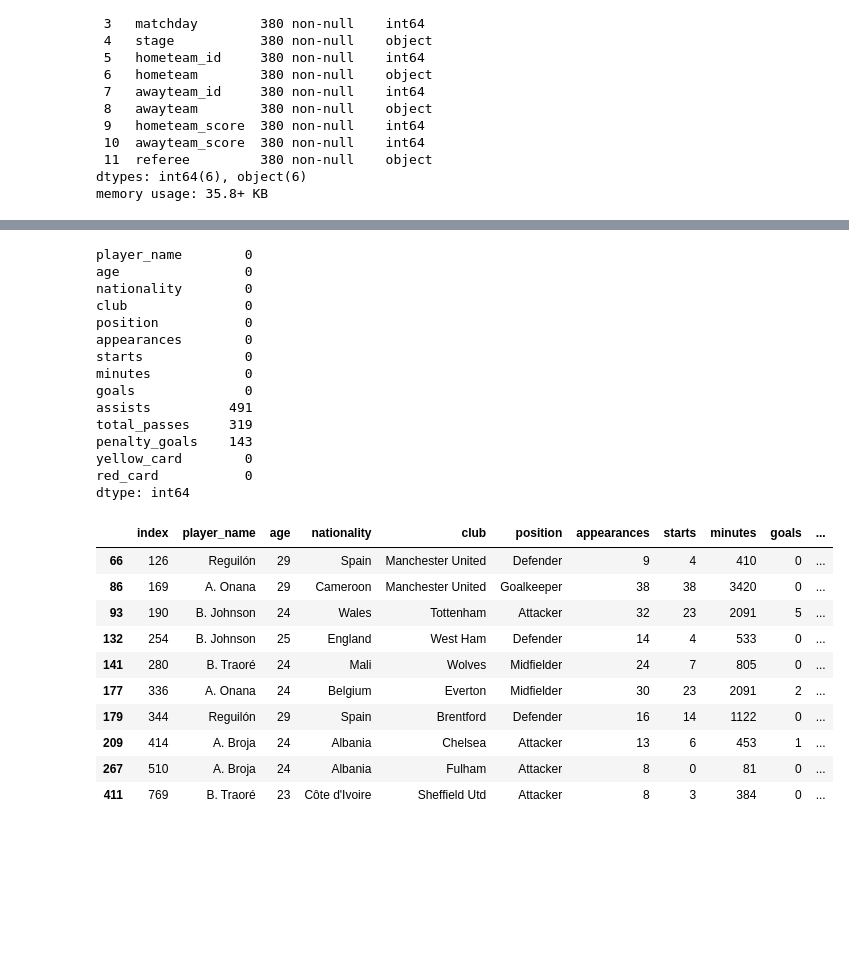
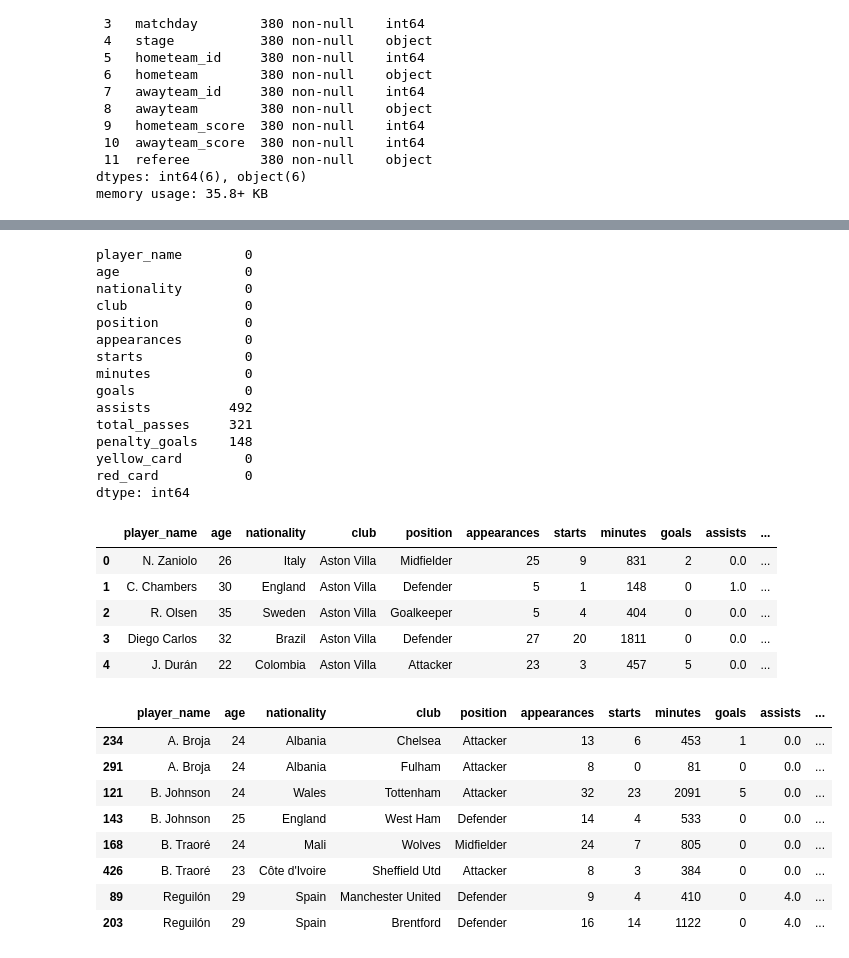
Before and after one commit to EmmaChris50/premierleague-stats-tracker, a Jupyter notebook: notebooks/fetch_football_data.ipynb, the cells around one changed output, grey strips where cells are left out. Drawn from its saved outputs; the diff is of its cells as text; code cells hidden in the pictures; blank space fills up the shorter version.

```diff
--- a/notebooks/fetch_football_data.ipynb
+++ b/notebooks/fetch_football_data.ipynb
@@ -340,5 +361,5 @@ Saved: ../data/matches_clean_20250720_223207.csv
 # %%
-player = pd.read_csv('../data/players_20250722_174833.csv')
+player = pd.read_csv('../data/players.csv')
 # %%
 player.head()
 # %% [output]
@@ -360,9 +381,9 @@ appearances        0
 starts             0
 minutes            0
 goals              0
-assists          491
-total_passes     319
-penalty_goals    143
+assists          492
+total_passes     321
+penalty_goals    148
 yellow_card        0
 red_card           0
 dtype: int64
@@ -370,19 +392,30 @@ dtype: int64
 player.fillna(0, inplace = True)
 # %%
-player = player[player['appearances'] >= 5].reset_index()
+# Select only players with 5 appearance or more
+player = player[player['appearances'] >= 5]
+# %%
+player = player.reset_index(drop=True)
+# %%
+player.head()
+# %% [output]
+|  | player_name | age | nationality | club | position | appearances | starts | minutes | goals | assists | ... |
+| 0 | N. Zaniolo | 26 | Italy | Aston Villa | Midfielder | 25 | 9 | 831 | 2 | 0.0 | ... |
+| 1 | C. Chambers | 30 | England | Aston Villa | Defender | 5 | 1 | 148 | 0 | 1.0 | ... |
+| 2 | R. Olsen | 35 | Sweden | Aston Villa | Goalkeeper | 5 | 4 | 404 | 0 | 0.0 | ... |
+| 3 | Diego Carlos | 32 | Brazil | Aston Villa | Defender | 27 | 20 | 1811 | 0 | 0.0 | ... |
+| 4 | J. Durán | 22 | Colombia | Aston Villa | Attacker | 23 | 3 | 457 | 5 | 0.0 | ... |
 # %%
+# check for duplicates based on player's name
 duplicates = player.duplicated(subset='player_name' ,keep=False)
-player[duplicates]
+player[duplicates].sort_values(by='player_name')
 # %% [output]
-|  | index | player_name | age | nationality | club | position | appearances | starts | minutes | goals | ... |
-| 66 | 126 | Reguilón | 29 | Spain | Manchester United | Defender | 9 | 4 | 410 | 0 | ... |
-| 86 | 169 | A. Onana | 29 | Cameroon | Manchester United | Goalkeeper | 38 | 38 | 3420 | 0 | ... |
-| 93 | 190 | B. Johnson | 24 | Wales | Tottenham | Attacker | 32 | 23 | 2091 | 5 | ... |
-| 132 | 254 | B. Johnson | 25 | England | West Ham | Defender | 14 | 4 | 533 | 0 | ... |
-| 141 | 280 | B. Traoré | 24 | Mali | Wolves | Midfielder | 24 | 7 | 805 | 0 | ... |
-| 177 | 336 | A. Onana | 24 | Belgium | Everton | Midfielder | 30 | 23 | 2091 | 2 | ... |
-| 179 | 344 | Reguilón | 29 | Spain | Brentford | Defender | 16 | 14 | 1122 | 0 | ... |
-| 209 | 414 | A. Broja | 24 | Albania | Chelsea | Attacker | 13 | 6 | 453 | 1 | ... |
-| 267 | 510 | A. Broja | 24 | Albania | Fulham | Attacker | 8 | 0 | 81 | 0 | ... |
-| 411 | 769 | B. Traoré | 23 | Côte d'Ivoire | Sheffield Utd | Attacker | 8 | 3 | 384 | 0 | ... |
+|  | player_name | age | nationality | club | position | appearances | starts | minutes | goals | assists | ... |
+| 234 | A. Broja | 24 | Albania | Chelsea | Attacker | 13 | 6 | 453 | 1 | 0.0 | ... |
+| 291 | A. Broja | 24 | Albania | Fulham | Attacker | 8 | 0 | 81 | 0 | 0.0 | ... |
+| 121 | B. Johnson | 24 | Wales | Tottenham | Attacker | 32 | 23 | 2091 | 5 | 0.0 | ... |
+| 143 | B. Johnson | 25 | England | West Ham | Defender | 14 | 4 | 533 | 0 | 0.0 | ... |
+| 168 | B. Traoré | 24 | Mali | Wolves | Midfielder | 24 | 7 | 805 | 0 | 0.0 | ... |
+| 426 | B. Traoré | 23 | Côte d'Ivoire | Sheffield Utd | Attacker | 8 | 3 | 384 | 0 | 0.0 | ... |
+| 89 | Reguilón | 29 | Spain | Manchester United | Defender | 9 | 4 | 410 | 0 | 4.0 | ... |
+| 203 | Reguilón | 29 | Spain | Brentford | Defender | 16 | 14 | 1122 | 0 | 4.0 | ... |
 # %%
```
Also changed, not shown: parts of 36 cells of this notebook, 8 other files.
